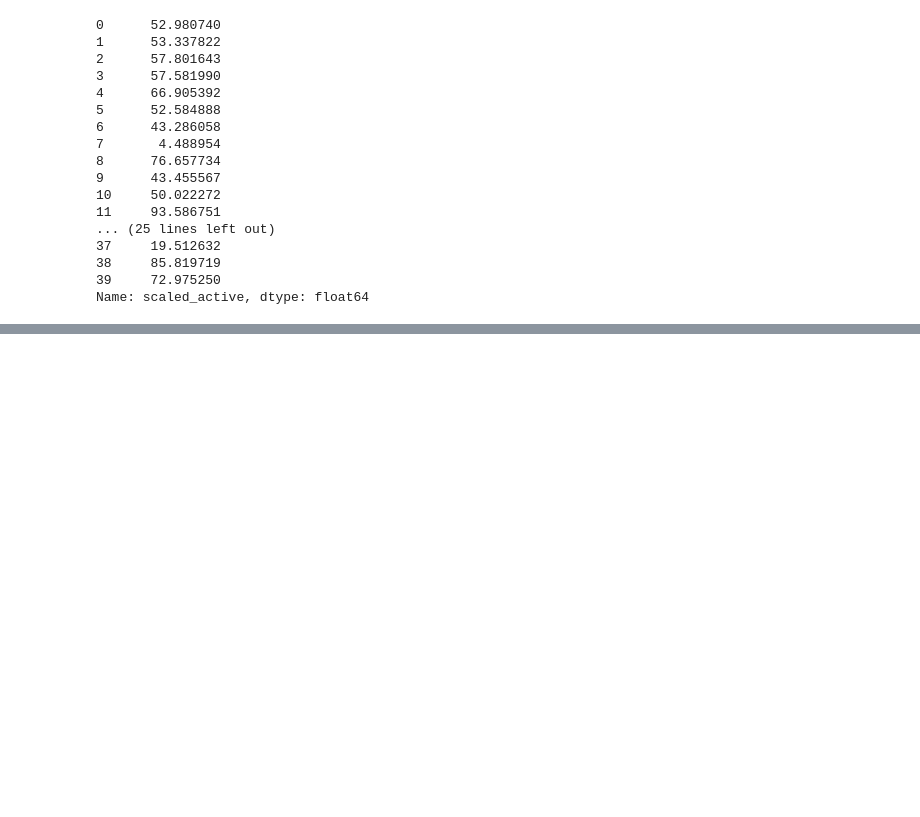
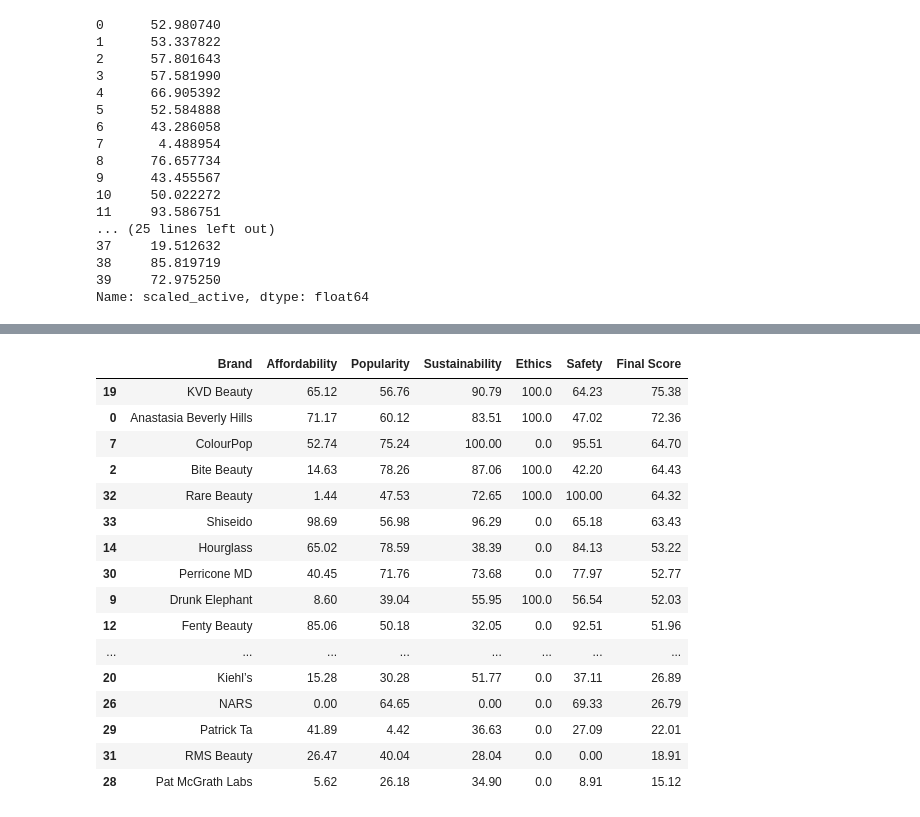
Before and after one commit to caitlinmag/DAV_CA1, a Jupyter notebook: GlobalEthicalBeautyIndex/Creating_the_index.ipynb, the cells around one changed output, grey strips where cells are left out. Saved outputs shown, nothing was run; the diff lists cells and outputs as text; code cells hidden in the pictures; blank space fills up the shorter version.

```diff
--- a/GlobalEthicalBeautyIndex/MultiVariate_Analysis.ipynb
+++ b/GlobalEthicalBeautyIndex/Creating_the_index.ipynb
@@ -843,0 +854,34 @@ dataset.sort_values(by='Final_Brand_Score', ascending=True)[
+# %%
+import pandas as pd
+
+brand_score_list = dataset.sort_values(by='Final_Brand_Score', ascending=False)
+
+display_table = brand_score_list[['Brand'] + sub_index_columns + ['Final_Brand_Score']].round(2)
+
+display_table.columns = [
+    'Brand', 'Affordability', 'Popularity',
+    'Sustainability', 'Ethics', 'Safety', 'Final Score'
+]
+
+pd.set_option('display.max_rows', 40)
+display(display_table)
+
+display_table.to_csv('Brand_Leaderboard_40.csv', index=False)
+# %% [output]
+|  | Brand | Affordability | Popularity | Sustainability | Ethics | Safety | Final Score |
+| 19 | KVD Beauty | 65.12 | 56.76 | 90.79 | 100.0 | 64.23 | 75.38 |
+| 0 | Anastasia Beverly Hills | 71.17 | 60.12 | 83.51 | 100.0 | 47.02 | 72.36 |
+| 7 | ColourPop | 52.74 | 75.24 | 100.00 | 0.0 | 95.51 | 64.70 |
+| 2 | Bite Beauty | 14.63 | 78.26 | 87.06 | 100.0 | 42.20 | 64.43 |
+| 32 | Rare Beauty | 1.44 | 47.53 | 72.65 | 100.0 | 100.00 | 64.32 |
+| 33 | Shiseido | 98.69 | 56.98 | 96.29 | 0.0 | 65.18 | 63.43 |
+| 14 | Hourglass | 65.02 | 78.59 | 38.39 | 0.0 | 84.13 | 53.22 |
+| 30 | Perricone MD | 40.45 | 71.76 | 73.68 | 0.0 | 77.97 | 52.77 |
+| 9 | Drunk Elephant | 8.60 | 39.04 | 55.95 | 100.0 | 56.54 | 52.03 |
+| 12 | Fenty Beauty | 85.06 | 50.18 | 32.05 | 0.0 | 92.51 | 51.96 |
+| ... | ... | ... | ... | ... | ... | ... | ... |
+| 20 | Kiehl’s | 15.28 | 30.28 | 51.77 | 0.0 | 37.11 | 26.89 |
+| 26 | NARS | 0.00 | 64.65 | 0.00 | 0.0 | 69.33 | 26.79 |
+| 29 | Patrick Ta | 41.89 | 4.42 | 36.63 | 0.0 | 27.09 | 22.01 |
+| 31 | RMS Beauty | 26.47 | 40.04 | 28.04 | 0.0 | 0.00 | 18.91 |
+| 28 | Pat McGrath Labs | 5.62 | 26.18 | 34.90 | 0.0 | 8.91 | 15.12 |
```
Also changed, not shown: parts of 7 cells of this notebook, 5 other files.
